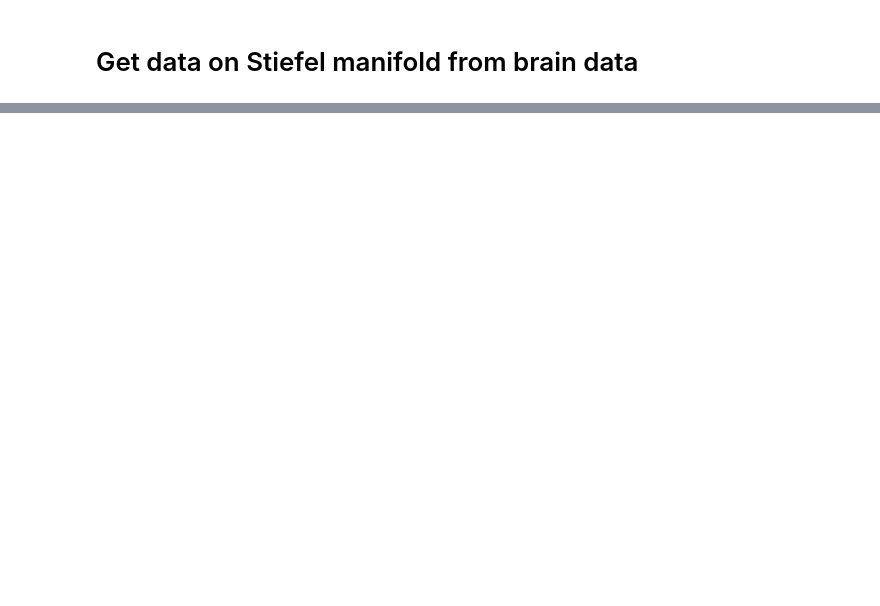
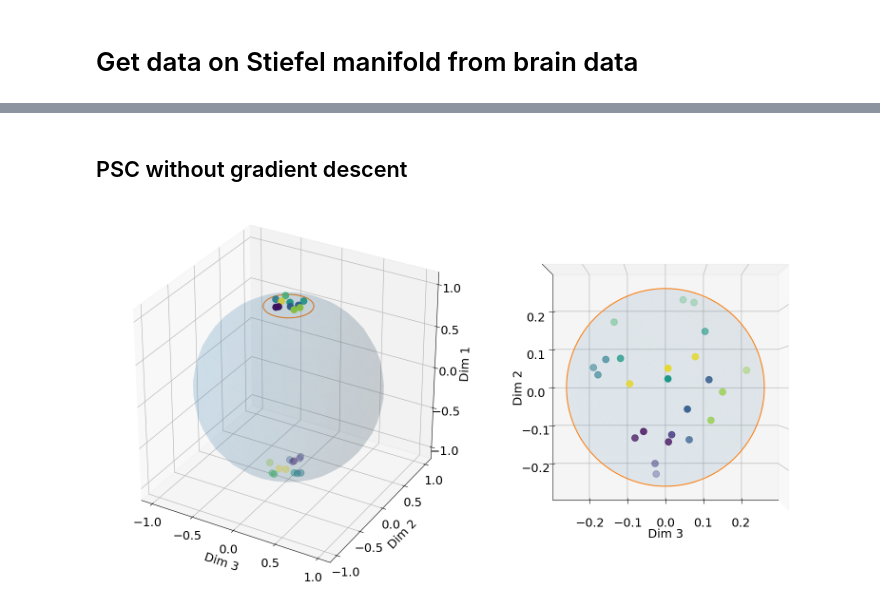
Before and after one commit to HarlinLee/PSC, a Jupyter notebook: experiments/brain.ipynb, the cells around one changed output, grey strips where cells are left out. Cells and saved outputs as stored; diff of their text form; code cells hidden in the pictures; blank space fills up the shorter version.

```diff
--- a/experiments/brain.ipynb
+++ b/experiments/brain.ipynb
@@ -130,0 +113,5 @@ Terminated - min grad norm reached after 560 iterations, 16.64 seconds.
+# %%
+#Compare with Stiefel projection using alpha_PCA
+X_PCA = yhat_alpha_all(alpha_PCA, ys)
+X_PCA = np.array(X_PCA).squeeze()
+X_PCA = X_PCA*np.sign(X_PCA[:, -1]).reshape(-1, 1) # project to top hemisphere
@@ -187,0 +236,7 @@ plt.savefig(os.path.join(output_folder, 'brain_projected.pdf'), dpi=300)
+# %% [markdown]
+## PSC without gradient descent
+# %%
+project_brain_to_sphere(X_PCA, os.path.join(output_folder, 'brain_projected_pca.pdf'), colors = subjects)
+# plt.show()
+# %% [output]
+[figure, added]
```
Also changed, not shown: parts of 37 cells of this notebook.
